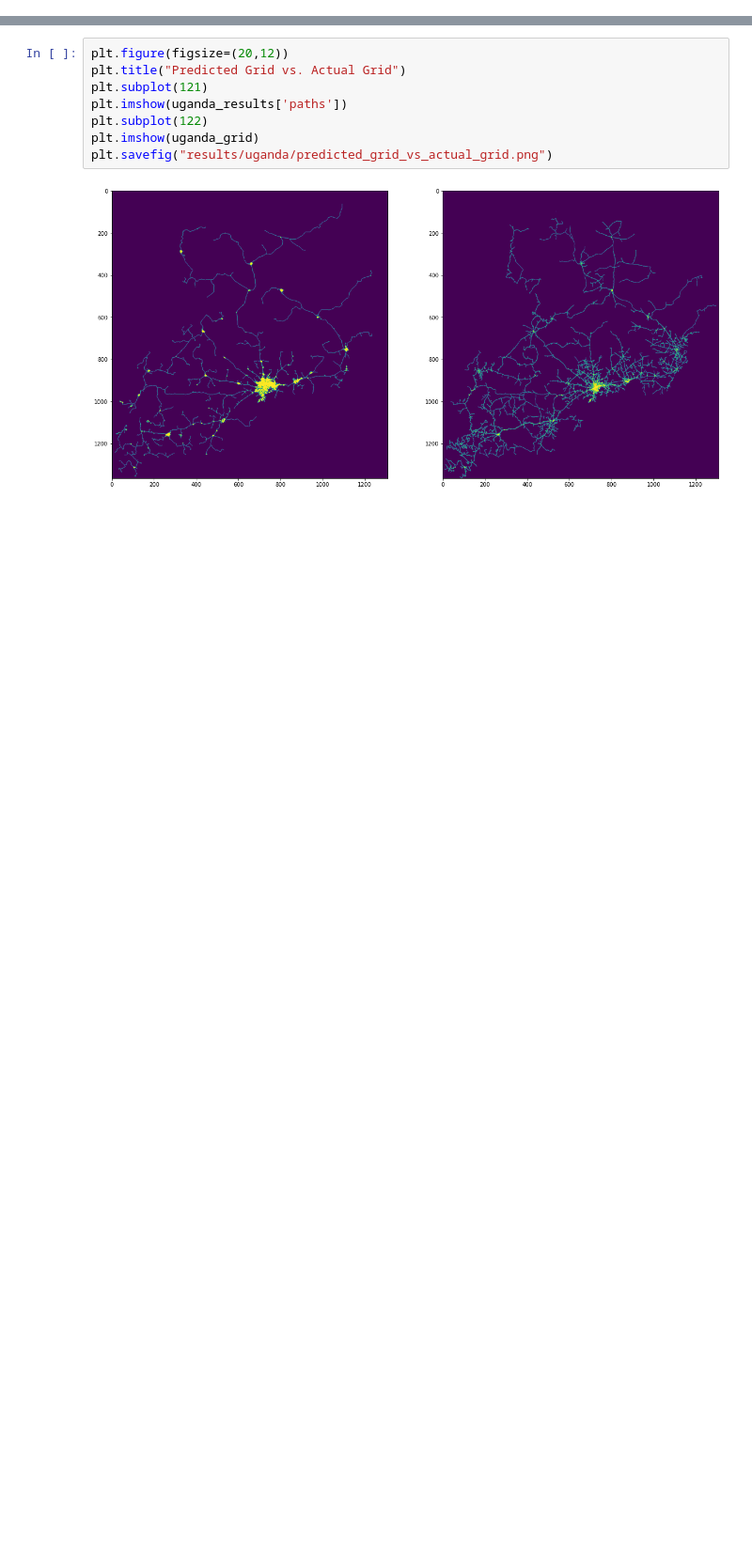
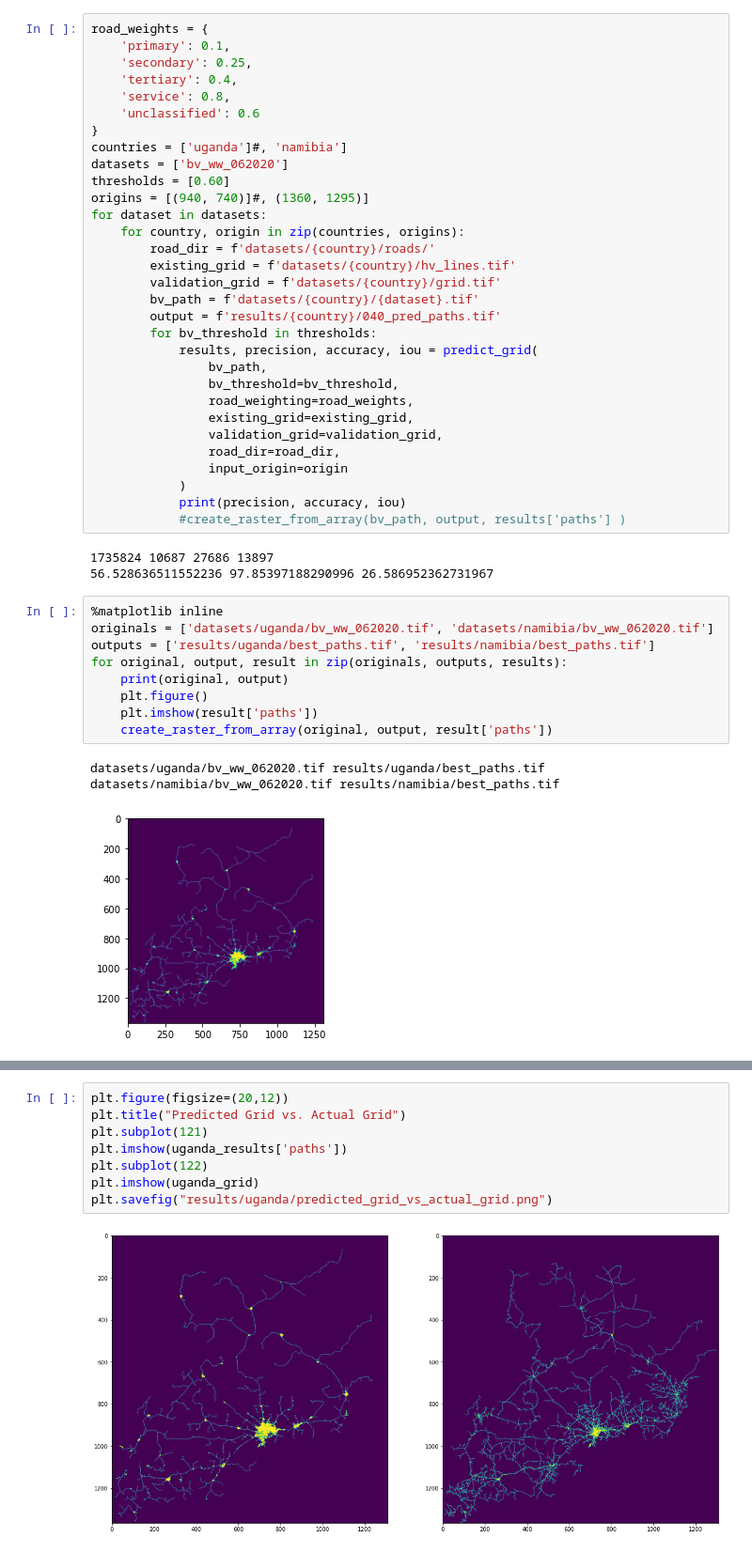
Before and after one commit to matmons/fb_gridfinder, a Jupyter notebook: dijkstra_grid_prediction.ipynb, the cells around one changed output, grey strips where cells are left out. Shown at 94% size. Saved outputs shown, nothing was run; the diff lists cells and outputs as text; blank space fills up the shorter version.

```diff
--- a/dijkstra_grid_prediction.ipynb
+++ b/dijkstra_grid_prediction.ipynb
@@ -588,0 +569,47 @@ dst_ds = None
+# %%
+road_weights = {
+    'primary': 0.1,
+    'secondary': 0.25,
+    'tertiary': 0.4,
+    'service': 0.8,
+    'unclassified': 0.6
+}
+countries = ['uganda']#, 'namibia']
+datasets = ['bv_ww_062020']
+thresholds = [0.60]
+origins = [(940, 740)]#, (1360, 1295)]
+for dataset in datasets:
+    for country, origin in zip(countries, origins):
+        road_dir = f'datasets/{country}/roads/'
+        existing_grid = f'datasets/{country}/hv_lines.tif'
+        validation_grid = f'datasets/{country}/grid.tif'
+        bv_path = f'datasets/{country}/{dataset}.tif'
+        output = f'results/{country}/040_pred_paths.tif'
+        for bv_threshold in thresholds:
+            results, precision, accuracy, iou = predict_grid(
+                bv_path,
+                bv_threshold=bv_threshold,
+                road_weighting=road_weights,
+                existing_grid=existing_grid,
+                validation_grid=validation_grid,
+                road_dir=road_dir,
+                input_origin=origin
+            )
+            print(precision, accuracy, iou)
+            #create_raster_from_array(bv_path, output, results['paths'] )
+# %% [output]
+1735824 10687 27686 13897
+56.528636511552236 97.85397188290996 26.586952362731967
+# %%
+%matplotlib inline
+originals = ['datasets/uganda/bv_ww_062020.tif', 'datasets/namibia/bv_ww_062020.tif']
+outputs = ['results/uganda/best_paths.tif', 'results/namibia/best_paths.tif']
+for original, output, result in zip(originals, outputs, results):
+    print(original, output)
+    plt.figure()
+    plt.imshow(result['paths'])
+    create_raster_from_array(original, output, result['paths'])
+# %% [output]
+datasets/uganda/bv_ww_062020.tif results/uganda/best_paths.tif
+datasets/namibia/bv_ww_062020.tif results/namibia/best_paths.tif
+[figure, added]
```
Also changed, not shown: parts of 32 cells of this notebook.
